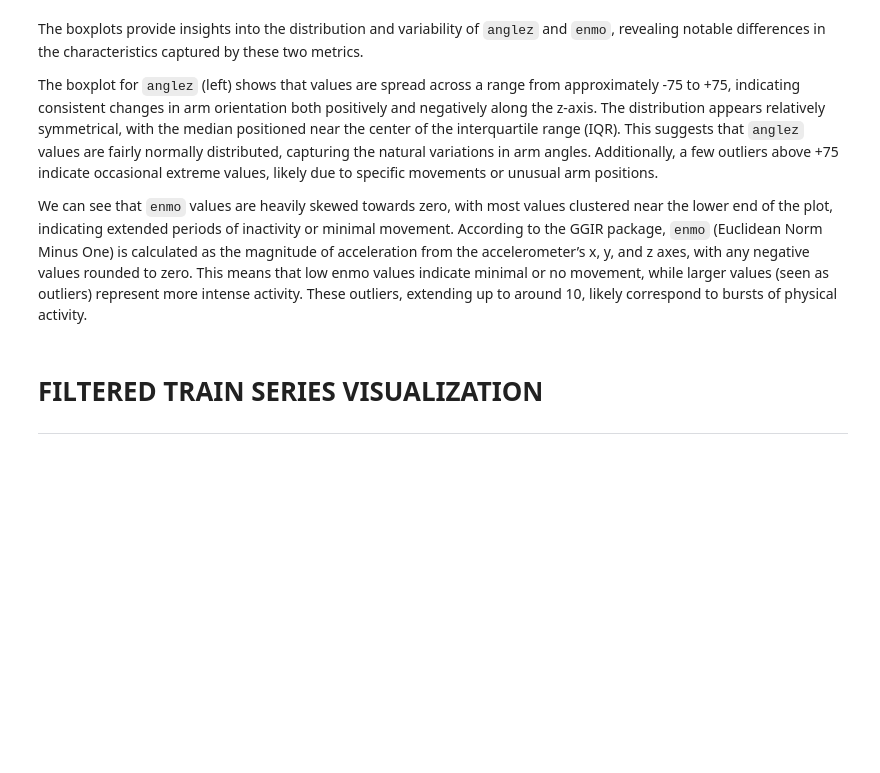
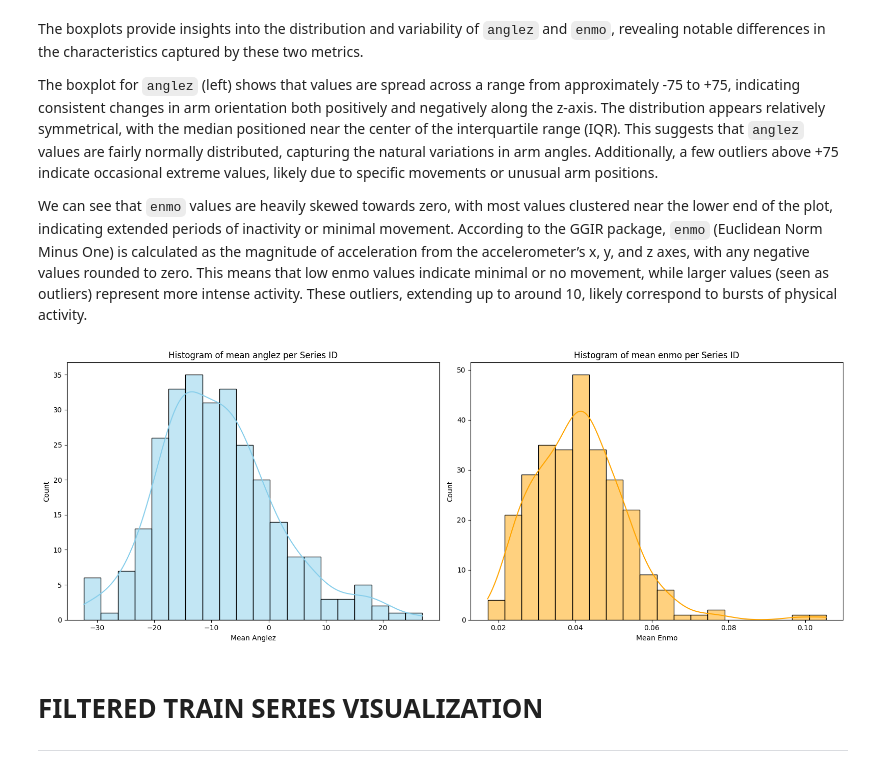
Before and after one commit to theo-serralta/sleep-states, a Jupyter notebook: notebooks/data_exploration.ipynb, the cells around one changed output. Cells and saved outputs as stored; diff of their text form; code cells hidden in the pictures; blank space fills up the shorter version.

Commit message:
Add anglez and enmo distribution

```diff
--- a/notebooks/data_exploration.ipynb
+++ b/notebooks/data_exploration.ipynb
@@ -141,6 +141,28 @@ The boxplots provide insights into the distribution and variability of `anglez`
 The boxplot for `anglez` (left) shows that values are spread across a range from approximately -75 to +75, indicating consistent changes in arm orientation both positively and negatively along the z-axis. The distribution appears relatively symmetrical, with the median positioned near the center of the interquartile range (IQR). This suggests that `anglez` values are fairly normally distributed, capturing the natural variations in arm angles. Additionally, a few outliers above +75 indicate occasional extreme values, likely due to specific movements or unusual arm positions.
 
 We can see that `enmo` values are heavily skewed towards zero, with most values clustered near the lower end of the plot, indicating extended periods of inactivity or minimal movement. According to the GGIR package, `enmo` (Euclidean Norm Minus One) is calculated as the magnitude of acceleration from the accelerometer’s x, y, and z axes, with any negative values rounded to zero. This means that low enmo values indicate minimal or no movement, while larger values (seen as outliers) represent more intense activity. These outliers, extending up to around 10, likely correspond to bursts of physical activity.
+# %%
+# Calculate mean of 'anglez' and 'enmo' for each 'series_id'
+mean_values = train_series.groupby('series_id').agg({'anglez': 'mean', 'enmo': 'mean'}).reset_index()
+
+# Create a figure with two subplots for the histograms
+fig, axes = plt.subplots(1, 2, figsize=(16, 6))
+
+# Histogram for the mean of 'anglez'
+sns.histplot(mean_values['anglez'], bins=20, kde=True, ax=axes[0], color='skyblue')
+axes[0].set_title('Histogram of mean anglez per Series ID')
+axes[0].set_xlabel('Mean Anglez')
+
+# Histogram for the mean of 'enmo'
+sns.histplot(mean_values['enmo'], bins=20, kde=True, ax=axes[1], color='orange')
+axes[1].set_title('Histogram of mean enmo per Series ID')
+axes[1].set_xlabel('Mean Enmo')
+
+# Adjust the layout for better visualization
+plt.tight_layout()
+plt.show()
+# %% [output]
+[figure, added]
 # %% [markdown]
 # **FILTERED TRAIN SERIES VISUALIZATION**
 ---
```
Also changed, not shown: parts of 1 cell of this notebook.
